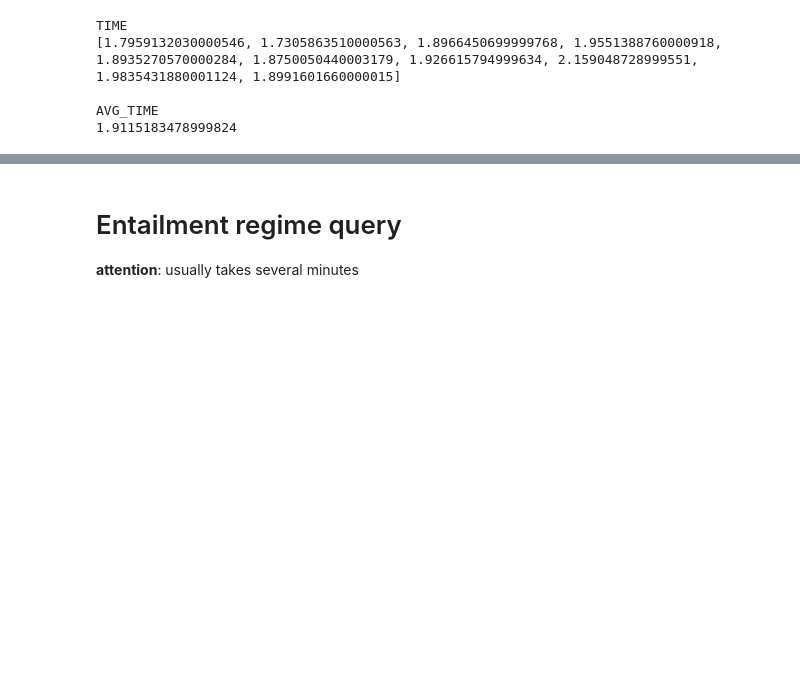
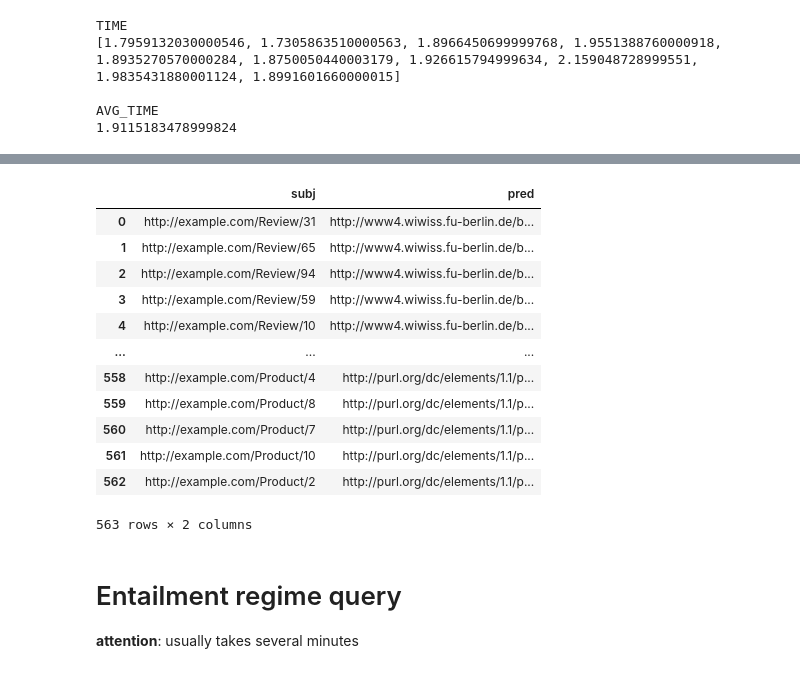
Before and after one commit to chimera-suite/OntopSpark-evaluation, a Jupyter notebook: OntopSpark/OntopSpark-evaluation.ipynb, the cells around one changed output, grey strips where cells are left out. Saved outputs shown, nothing was run; the diff lists cells and outputs as text; code cells hidden in the pictures; blank space fills up the shorter version.

Commit message:
add 'free_subj_pred.sparql' query

```diff
--- a/OntopSpark/OntopSpark-evaluation.ipynb
+++ b/OntopSpark/OntopSpark-evaluation.ipynb
@@ -809,3 +842,36 @@ display(pandasDF)
+# %%
+# Run the query
+
+query = """
+        PREFIX xsd: <http://www.w3.org/2001/XMLSchema#>
+
+        SELECT ?subj ?pred
+        WHERE {
+            ?subj ?pred "1"^^xsd:int.
+        }
+"""
+
+wrapper = PySPARQLWrapper(spark, sparql_endpoint)
+result = wrapper.query(query)
+resultDF = result.dataFrame
+
+# Visual plot
+pandasDF = resultDF.toPandas()
+display(pandasDF)
+# %% [output]
+|  | subj | pred |
+| 0 | http://example.com/Review/31 | http://www4.wiwiss.fu-berlin.de/b... |
+| 1 | http://example.com/Review/65 | http://www4.wiwiss.fu-berlin.de/b... |
+| 2 | http://example.com/Review/94 | http://www4.wiwiss.fu-berlin.de/b... |
+| 3 | http://example.com/Review/59 | http://www4.wiwiss.fu-berlin.de/b... |
+| 4 | http://example.com/Review/10 | http://www4.wiwiss.fu-berlin.de/b... |
+| ... | ... | ... |
+| 558 | http://example.com/Product/4 | http://purl.org/dc/elements/1.1/p... |
+| 559 | http://example.com/Product/8 | http://purl.org/dc/elements/1.1/p... |
+| 560 | http://example.com/Product/7 | http://purl.org/dc/elements/1.1/p... |
+| 561 | http://example.com/Product/10 | http://purl.org/dc/elements/1.1/p... |
+| 562 | http://example.com/Product/2 | http://purl.org/dc/elements/1.1/p... |
+563 rows × 2 columns
 # %% [markdown]
 # Entailment regime query
 __attention__: usually takes several minutes
```
Also changed, not shown: parts of 3 cells of this notebook, 28 other files.
